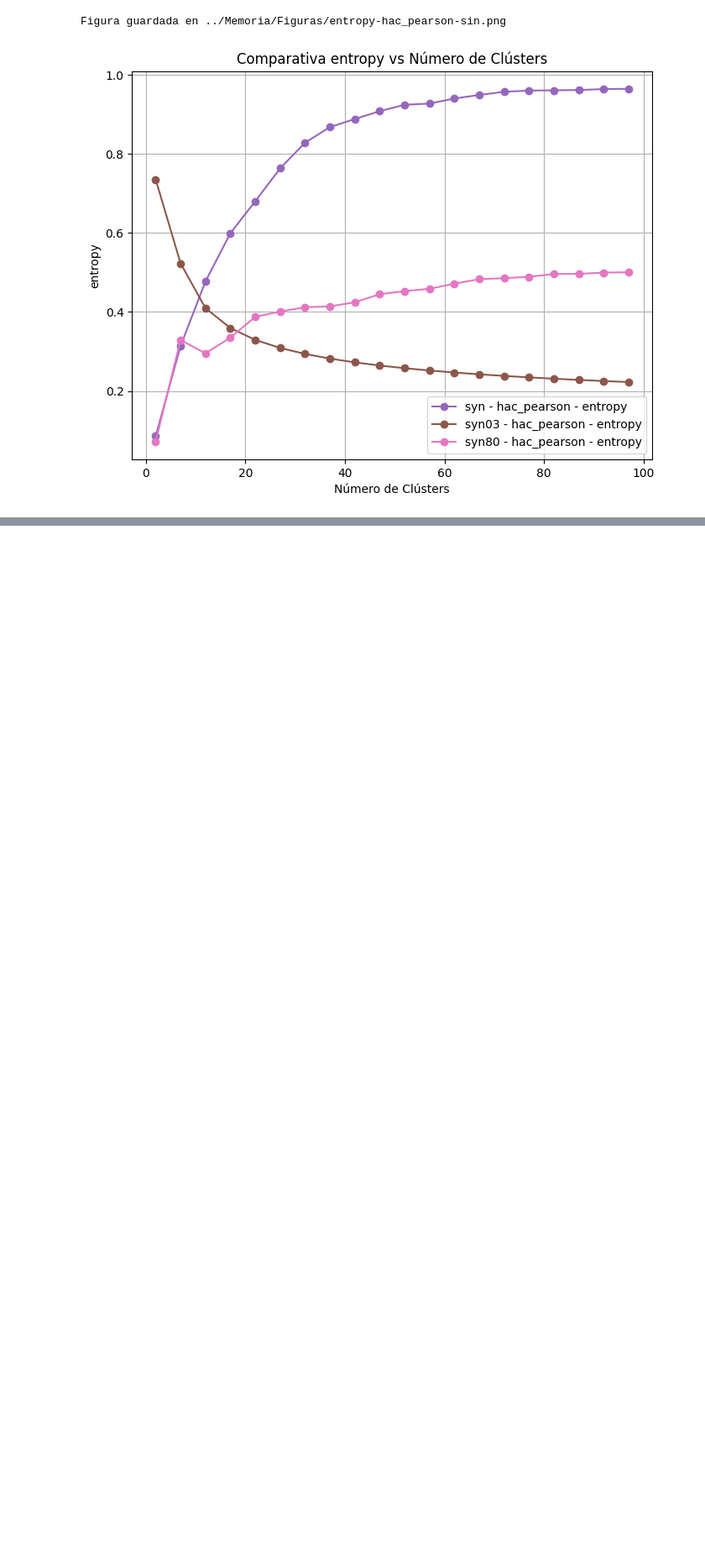
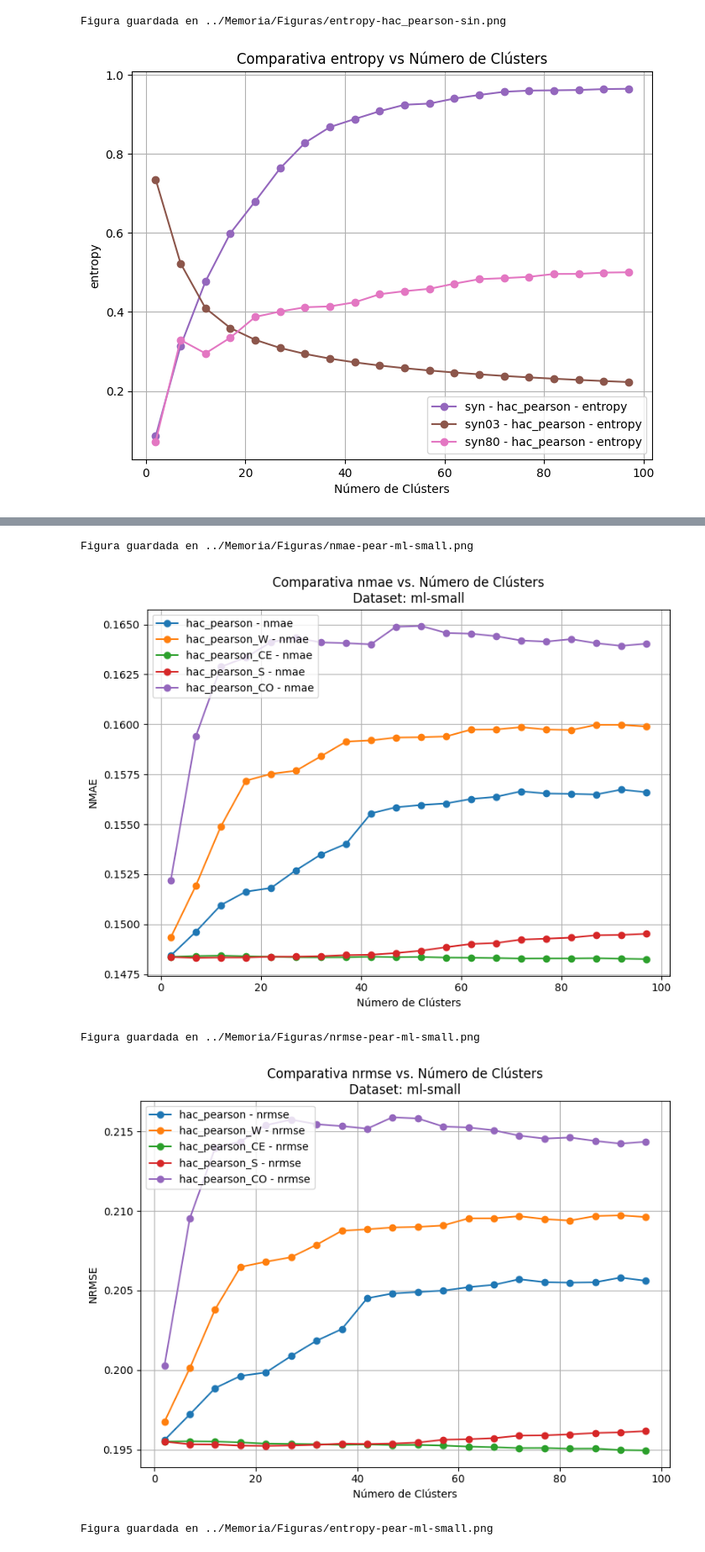
Before and after one commit to Polfono/clustering-recommenders, a Jupyter notebook: Code/analisis.ipynb, the cells around one changed output, grey strips where cells are left out. Shown at 84% size. Drawn from its saved outputs; the diff is of its cells as text; code cells hidden in the pictures; blank space fills up the shorter version.

```diff
--- a/Code/analisis.ipynb
+++ b/Code/analisis.ipynb
@@ -279,0 +574,34 @@ Figura guardada en ../Memoria/Figuras/entropy-hac_pearson-sin.png
+# %%
+
+plot_metrics_single_dataset(
+    dataset='ml-small',
+    metrics=['nmae'],
+    methods= hac_methods_pearson,
+    results_file='results_hac.csv',
+    save=False,
+    save_dir='../Memoria/Figuras'
+)
+
+plot_metrics_single_dataset(
+    dataset='ml-small',
+    metrics=['nrmse'],
+    methods= hac_methods_pearson,
+    results_file='results_hac.csv',
+    save=False,
+    save_dir='../Memoria/Figuras'
+)
+
+plot_metrics_single_dataset(
+    dataset='ml-small',
+    metrics=['entropy'],
+    methods= hac_methods_pearson,
+    results_file='results_hac.csv',
+    save=False,
+    save_dir='../Memoria/Figuras'
+)
+# %% [output]
+Figura guardada en ../Memoria/Figuras/nmae-pear-ml-small.png
+[figure, added]
+Figura guardada en ../Memoria/Figuras/nrmse-pear-ml-small.png
+[figure, added]
+Figura guardada en ../Memoria/Figuras/entropy-pear-ml-small.png
```
Also changed, not shown: parts of 5 cells of this notebook, 19 other files.
